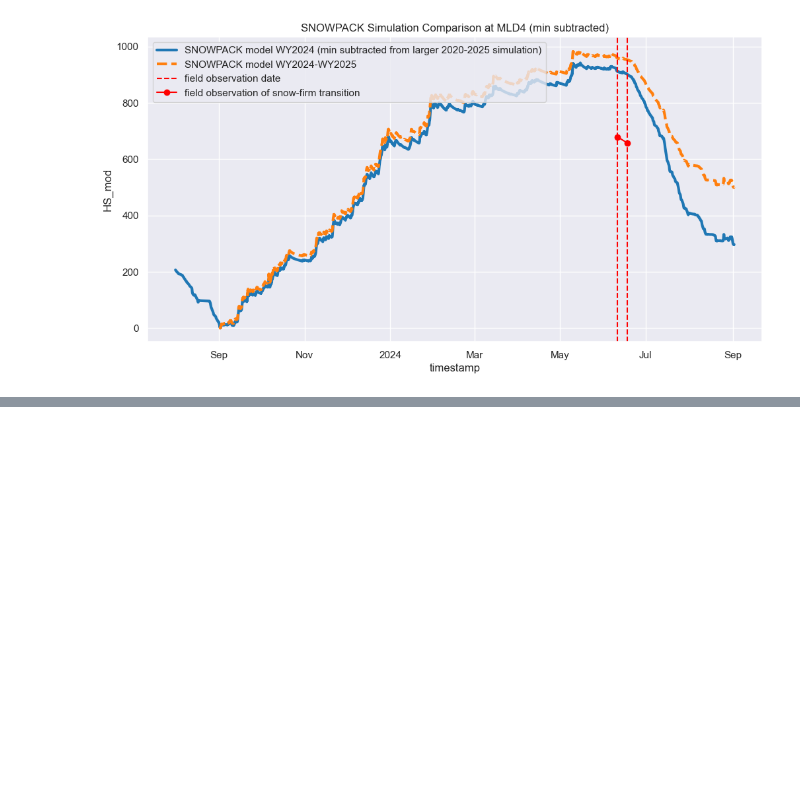
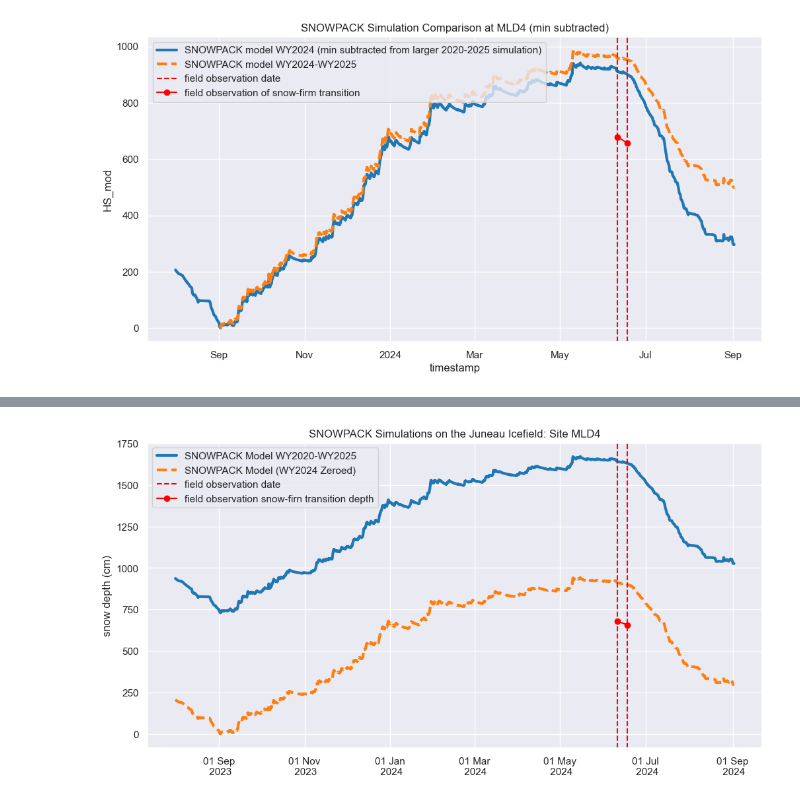
Before and after one commit to cassielumbrazo/snow_modeling_point, a Jupyter notebook: sites/mld4/3_read_snowpack_output_WY2020-WY2025.ipynb, the cells around one changed output, grey strips where cells are left out. Cells and saved outputs as stored; diff of their text form; code cells hidden in the pictures; blank space fills up the shorter version.

```diff
--- a/sites/mld4/3_read_snowpack_output_WY2020-WY2025.ipynb
+++ b/sites/mld4/3_read_snowpack_output_WY2020-WY2025.ipynb
@@ -346,0 +344,28 @@ Field observation of snow-firm transition depth on obs2: 657.00 cm
+# %%
+# we want to focus on WY2024
+# so let's remove all the data before
+
+hs_model_ds = ds_snowpack.HS_mod.sel(timestamp=slice('2023-08-01', '2024-09-01')).copy(deep=True)
+hs_model_ds.plot(label='SNOWPACK Model WY2020-WY2025', linewidth=3, color='tab:blue')
+
+# plot a zeroed-out WY2024 line so the minimum snow depth starts at zero
+hs_model_zeroed = hs_model_ds - hs_model_ds.min(dim='timestamp')
+hs_model_zeroed.plot(label='SNOWPACK Model (WY2024 Zeroed)', linewidth=3, color='tab:orange', linestyle='--')
+
+# add vertical lines at the field observation dates
+plt.axvline(df_field_mld4['date'].iloc[0], color='red', linestyle='--', label='field observation date')
+plt.axvline(df_field_mld4['date'].iloc[1], color='red', linestyle='--', label=None)
+
+# plot df core depth
+plt.plot(df_field_mld4['date'], df_field_mld4['core_depth_cm'], marker='o', color='red', label='field observation snow-firn transition depth')
+
+plt.legend(loc='upper left')
+
+plt.title('SNOWPACK Simulations on the Juneau Icefield: Site MLD4')
+# add month into the x-axis
+plt.gca().xaxis.set_major_formatter(mpl.dates.DateFormatter('%d %b\n %Y'))
+plt.xlabel('')
+plt.ylabel('snow depth (cm)')
+plt.show()
+# %% [output]
+[figure, added]
```
Also changed, not shown: parts of 8 cells of this notebook, 1 other file.
